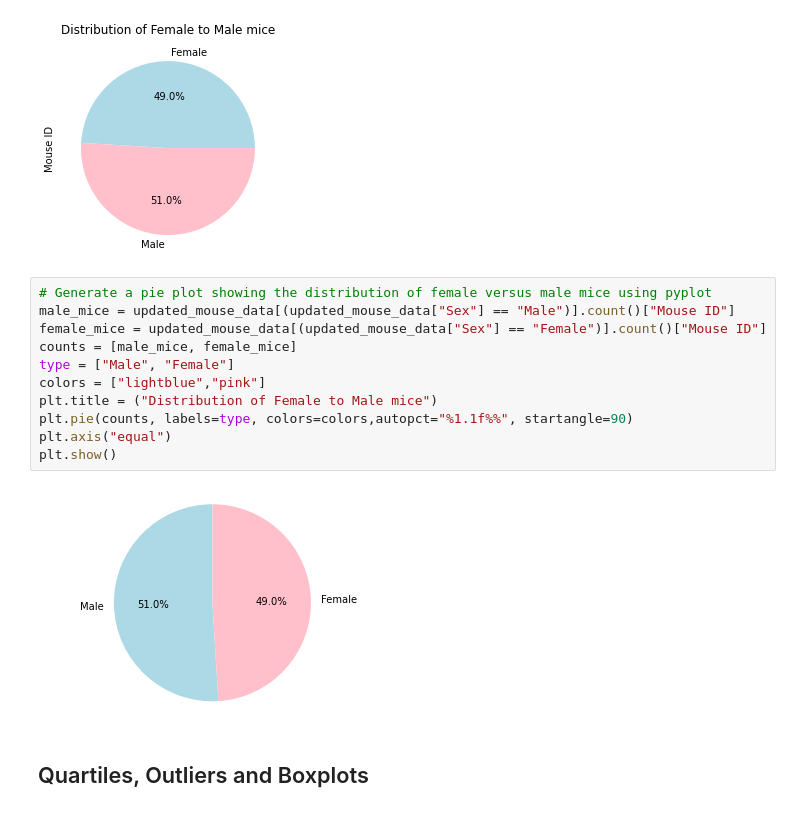
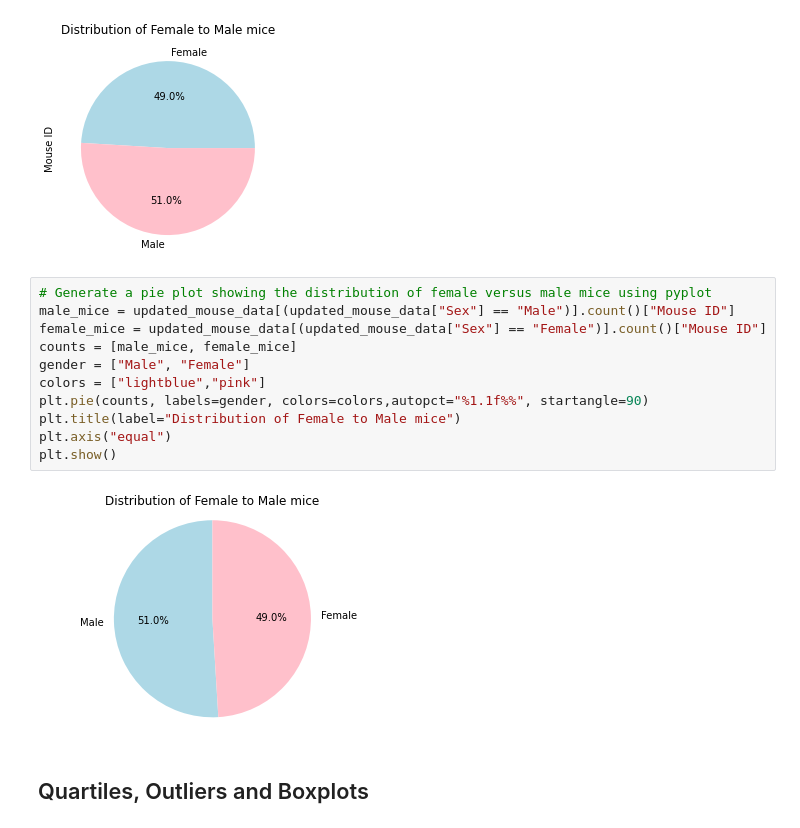
Before and after one commit to HBodden/Pymaceuticals---Module-5-Challenge, a Jupyter notebook: pymaceuticals_starter.ipynb, the cells around one changed output. Cells and saved outputs as stored; diff of their text form.

Commit message:
updated Bar and Pie Charts

```diff
--- a/pymaceuticals_starter.ipynb
+++ b/pymaceuticals_starter.ipynb
@@ -156,16 +134,16 @@ updated_mouse_data.groupby(["Sex"]).count().plot(kind= "pie", y="Mouse ID", lege
 # %%
 # Generate a pie plot showing the distribution of female versus male mice using pyplot
 male_mice = updated_mouse_data[(updated_mouse_data["Sex"] == "Male")].count()["Mouse ID"]
 female_mice = updated_mouse_data[(updated_mouse_data["Sex"] == "Female")].count()["Mouse ID"]
 counts = [male_mice, female_mice]
-type = ["Male", "Female"]
+gender = ["Male", "Female"]
 colors = ["lightblue","pink"]
-plt.title = ("Distribution of Female to Male mice")
-plt.pie(counts, labels=type, colors=colors,autopct="%1.1f%%", startangle=90)
+plt.pie(counts, labels=gender, colors=colors,autopct="%1.1f%%", startangle=90)
+plt.title(label="Distribution of Female to Male mice")
 plt.axis("equal")
 plt.show()
 # %% [output]
-[figure, old version]
+[figure, new version]
 # %% [markdown]
 ## Quartiles, Outliers and Boxplots
 # %%
```
Also changed, not shown: parts of 6 cells of this notebook.
